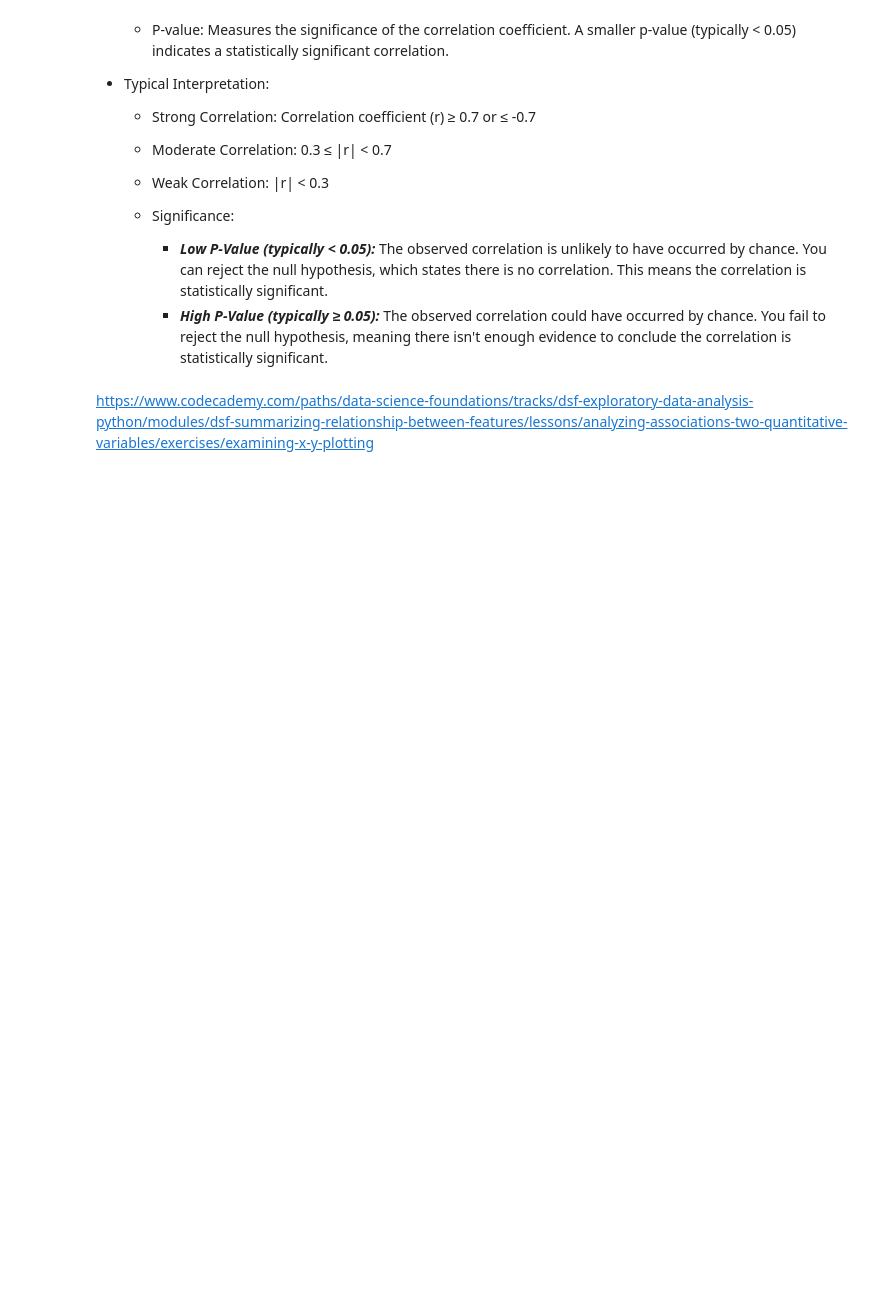
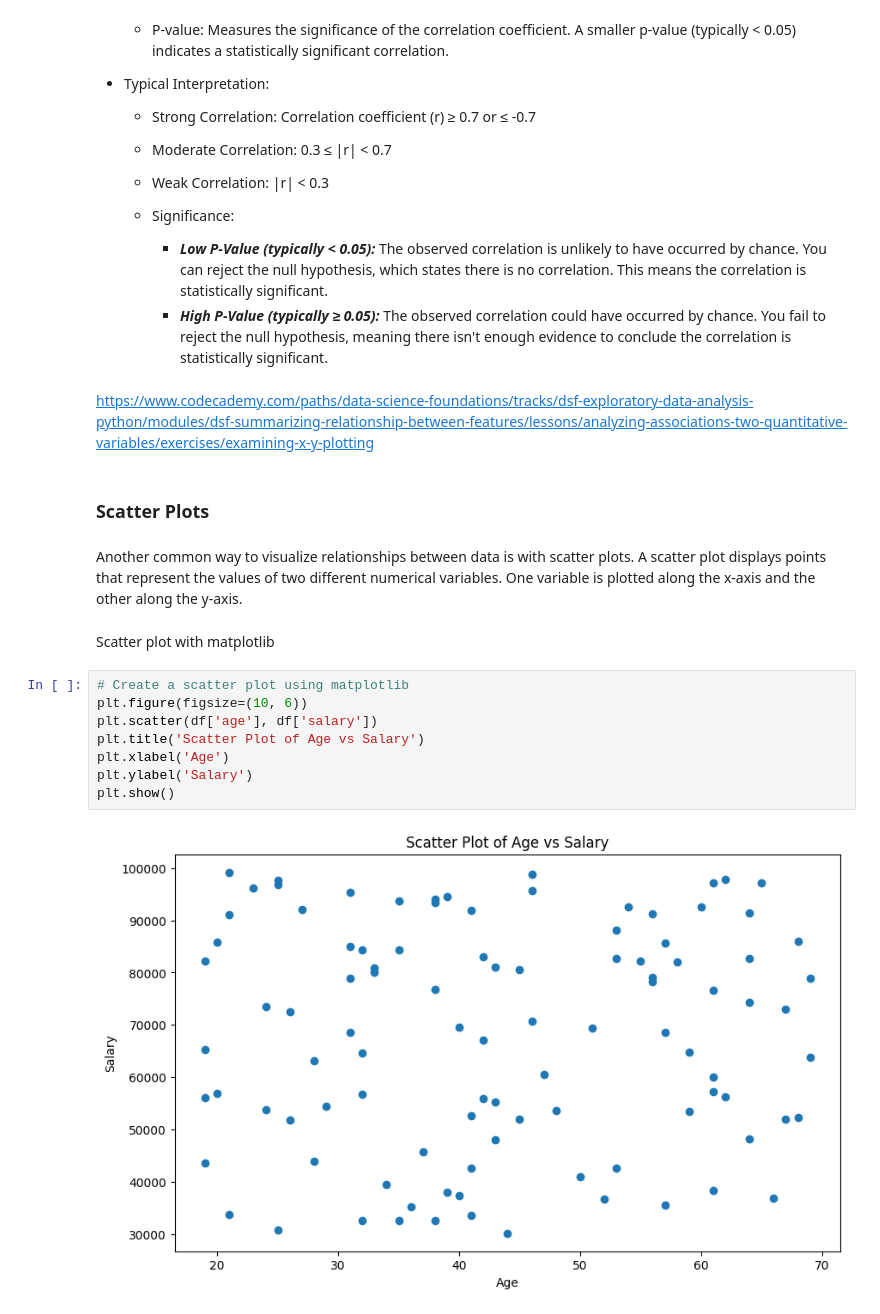
Before and after one commit to dpons222/ML-AI-Self-Learning, a Jupyter notebook: Python/Pandas/EDA.ipynb, the cells around one changed output. Saved outputs shown, nothing was run; the diff lists cells and outputs as text; blank space fills up the shorter version.

```diff
--- a/Python/Pandas/EDA.ipynb
+++ b/Python/Pandas/EDA.ipynb
@@ -174,3 +176,19 @@ When interpreting correlation results from .corr() and pearsonr(), here's what y
         - ***High P-Value (typically ≥ 0.05):*** The observed correlation could have occurred by chance. You fail to reject the null hypothesis, meaning there isn't enough evidence to conclude the correlation is statistically significant.
 # %% [markdown]
 https://www.codecademy.com/paths/data-science-foundations/tracks/dsf-exploratory-data-analysis-python/modules/dsf-summarizing-relationship-between-features/lessons/analyzing-associations-two-quantitative-variables/exercises/examining-x-y-plotting
+# %% [markdown]
+### Scatter Plots
+# %% [markdown]
+Another common way to visualize relationships between data is with scatter plots. A scatter plot displays points that represent the values of two different numerical variables. One variable is plotted along the x-axis and the other along the y-axis.
+# %% [markdown]
+Scatter plot with matplotlib
+# %%
+# Create a scatter plot using matplotlib
+plt.figure(figsize=(10, 6))
+plt.scatter(df['age'], df['salary'])
+plt.title('Scatter Plot of Age vs Salary')
+plt.xlabel('Age')
+plt.ylabel('Salary')
+plt.show()
+# %% [output]
+[figure, added]
```
Also changed, not shown: parts of 43 cells of this notebook.
